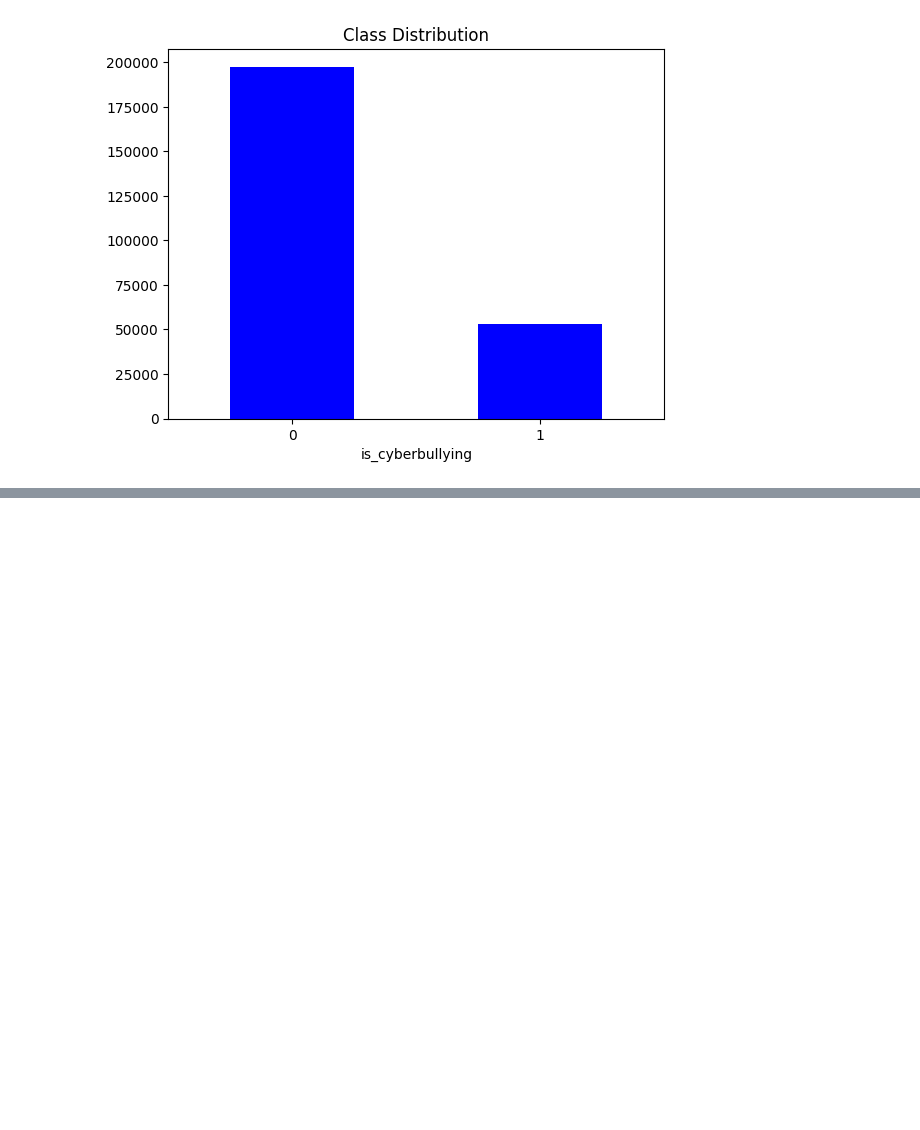
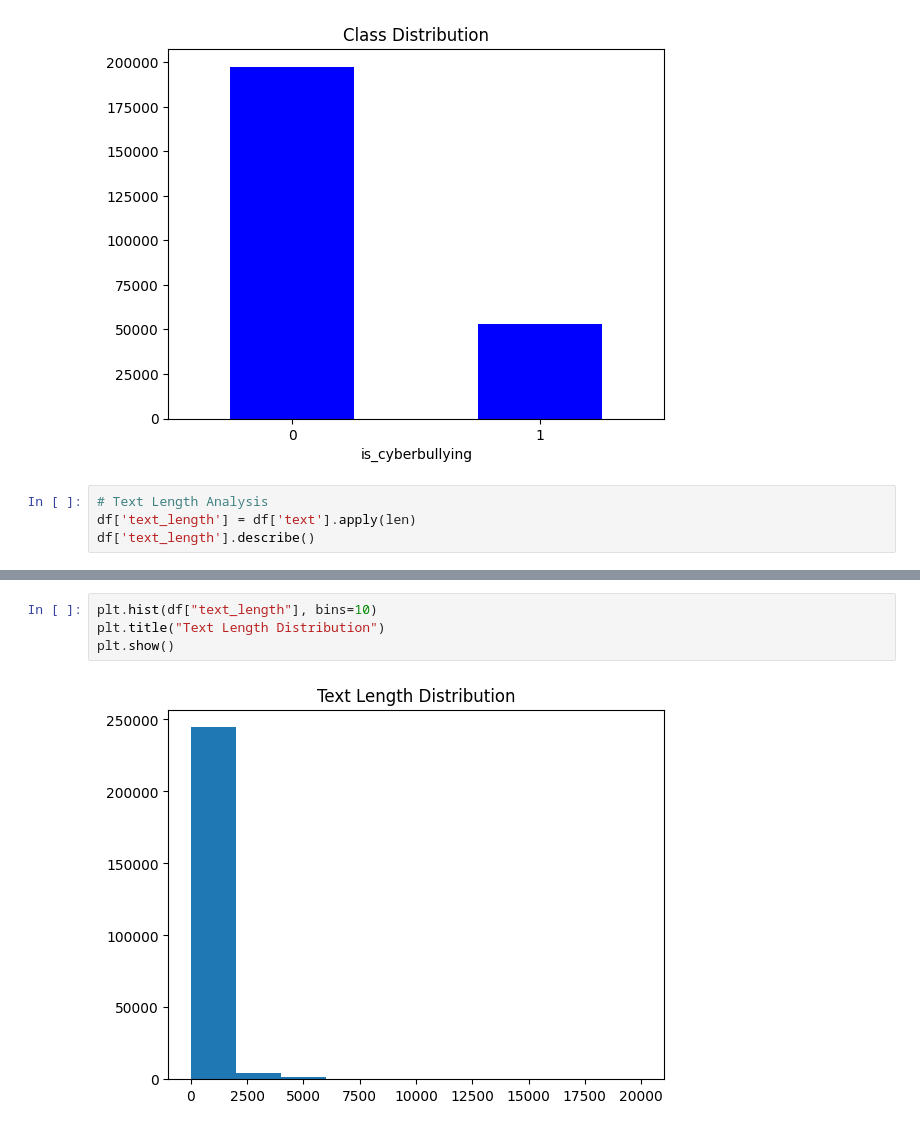
Before and after one commit to otuemre/AdvancedCyberbullyingDetection, a Jupyter notebook: notebooks/AdvancedCyberbullyingDetection.ipynb, the cells around one changed output, grey strips where cells are left out. Cells and saved outputs as stored; diff of their text form; blank space fills up the shorter version.

```diff
--- a/notebooks/AdvancedCyberbullyingDetection.ipynb
+++ b/notebooks/AdvancedCyberbullyingDetection.ipynb
@@ -271,3 +293,7 @@ plt.xticks(rotation=0)
 plt.show()
 # %% [output]
 [figure]
+# %%
+# Text Length Analysis
+df['text_length'] = df['text'].apply(len)
+df['text_length'].describe()
@@ -273,0 +310,6 @@ plt.show()
+# %%
+plt.hist(df["text_length"], bins=10)
+plt.title("Text Length Distribution")
+plt.show()
+# %% [output]
+[figure, added]
```
Also changed, not shown: parts of 16 cells of this notebook.
